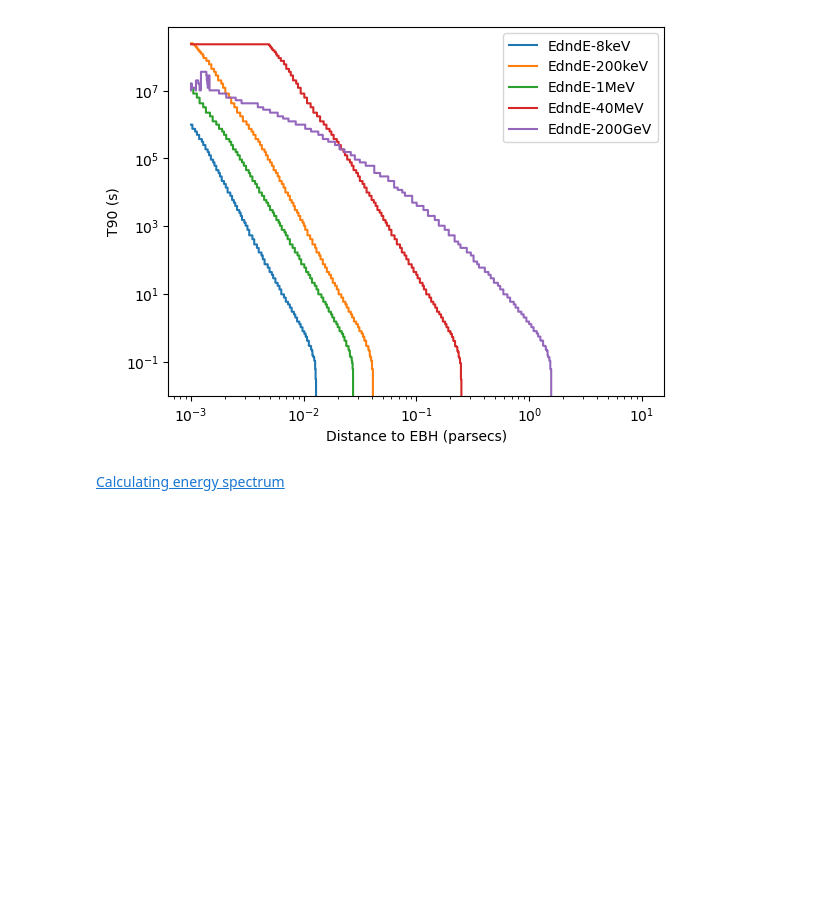
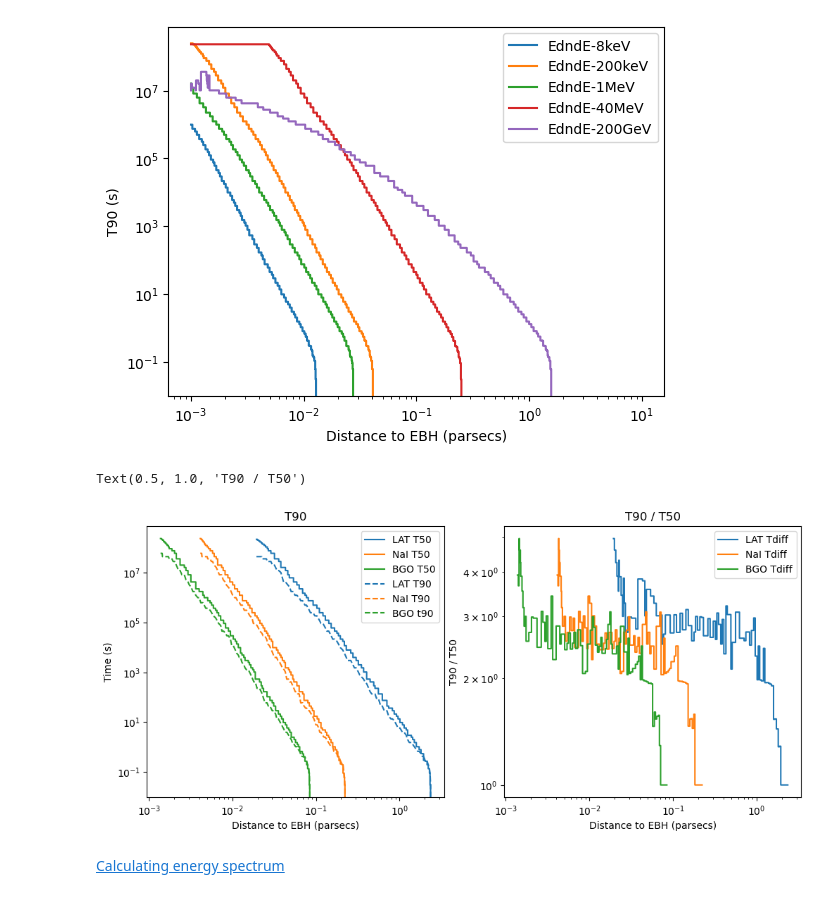
Before and after one commit to xboluna/Research, a Jupyter notebook: BHRad/Modelling/BHawk_Modelling.ipynb, the cells around one changed output. Saved outputs shown, nothing was run; the diff lists cells and outputs as text; code cells hidden in the pictures; blank space fills up the shorter version.

```diff
--- a/BHRad/Modelling/BHawk_Modelling.ipynb
+++ b/BHRad/Modelling/BHawk_Modelling.ipynb
@@ -309,38 +309,47 @@ ax.set_xscale('log')
 # %% [output]
 [figure]
 # %%
-# lat_t50, lat_d_range = calculate_t90(lat_d, lat_lc, ratio = .5)
-# gbm_t50, gbm_d_range = calculate_t90(gbm_d, gbm_lc, ratio = .5)
-# bgo_t50, bgo_d_range = calculate_t90(bgo_d, bgo_lc, ratio = .5)
+# We might be able to use T90/T50 as a proxy for index as a way to search the catalogue en-masse.
 
-# fig, axes = plt.subplots(1, 2, figsize = (12,5))
+lat_t50 = calculate_t90(lat_d_range, lat_lc, ratio = .5)
+gbm_t50 = calculate_t90(gbm_d_range, gbm_lc, ratio = .5)
+bgo_t50 = calculate_t90(bgo_d_range, bgo_lc, ratio = .5)
 
-# ax = axes[0]
-# ax.step(lat_d_range, lat_t50, label = 'LAT T50')
-# ax.step(gbm_d_range, gbm_t50, label = 'NaI T50')
-# ax.step(bgo_d_range, bgo_t50, label = 'BGO t50')
-# #plt.axvline(0.015, color = 'black', linestyle='dashed', alpha=0.5, label = '0.015 pc')
+fig, axes = plt.subplots(1, 2, figsize = (12,5))
 
-# ax.set_xlabel('Distance to EBH (parsecs)')
-# ax.set_ylabel('T50 (s)')
+ax = axes[0]
+ax.step(lat_d_range, lat_t90, label = 'LAT T50')
+ax.step(gbm_d_range, gbm_t90, label = 'NaI T50')
+ax.step(bgo_d_range, bgo_t90, label = 'BGO T50')
+#plt.axvline(0.015, color = 'black', linestyle='dashed', alpha=0.5, label = '0.015 pc')
 
-# ax.legend()
-# ax.set_yscale('log')
-# ax.set_xscale('log')
-# ax.set_title('T50')
+ax.plot(lat_d_range, lat_t50, label = 'LAT T90', linestyle='--', color='C0')
+ax.plot(gbm_d_range, gbm_t50, label = 'NaI T90', linestyle='--', color='C1')
+ax.plot(bgo_d_range, bgo_t50, label = 'BGO t90', linestyle='--', color='C2')
 
-# ax = axes[1]
-# ax.step(lat_d_range, np.subtract(lat_t90, lat_t50), label = 'LAT Tdiff')
-# ax.step(gbm_d_range, np.subtract(gbm_t90, gbm_t50), label = 'NaI Tdiff')
-# ax.step(bgo_d_range, np.subtract(bgo_t90, bgo_t50), label = 'BGO Tdiff')
+ax.set_xlabel('Distance to EBH (parsecs)')
+ax.set_ylabel('Time (s)')
 
-# ax.set_xlabel('Distance to EBH (parsecs)')
-# ax.set_ylabel('T90 - T50 (s)')
+ax.legend()
+ax.set_yscale('log')
+ax.set_xscale('log')
+ax.set_title('T90')
 
-# ax.legend()
-# ax.set_yscale('log')
-# ax.set_xscale('log')
-# ax.set_title('T90 - T50')
+ax = axes[1]
+ax.step(lat_d_range, np.divide(lat_t90, lat_t50), label = 'LAT Tdiff')
+ax.step(gbm_d_range, np.divide(gbm_t90, gbm_t50), label = 'NaI Tdiff')
+ax.step(bgo_d_range, np.divide(bgo_t90, bgo_t50), label = 'BGO Tdiff')
+
+ax.set_xlabel('Distance to EBH (parsecs)')
+ax.set_ylabel('T90 / T50')
+
+ax.legend()
+ax.set_yscale('log')
+ax.set_xscale('log')
+ax.set_title('T90 / T50')
+# %% [output]
+Text(0.5, 1.0, 'T90 / T50')
+[figure, added]
 # %%
 # fig, axes = plt.subplots(1,2, figsize = (12,6))
 
```
